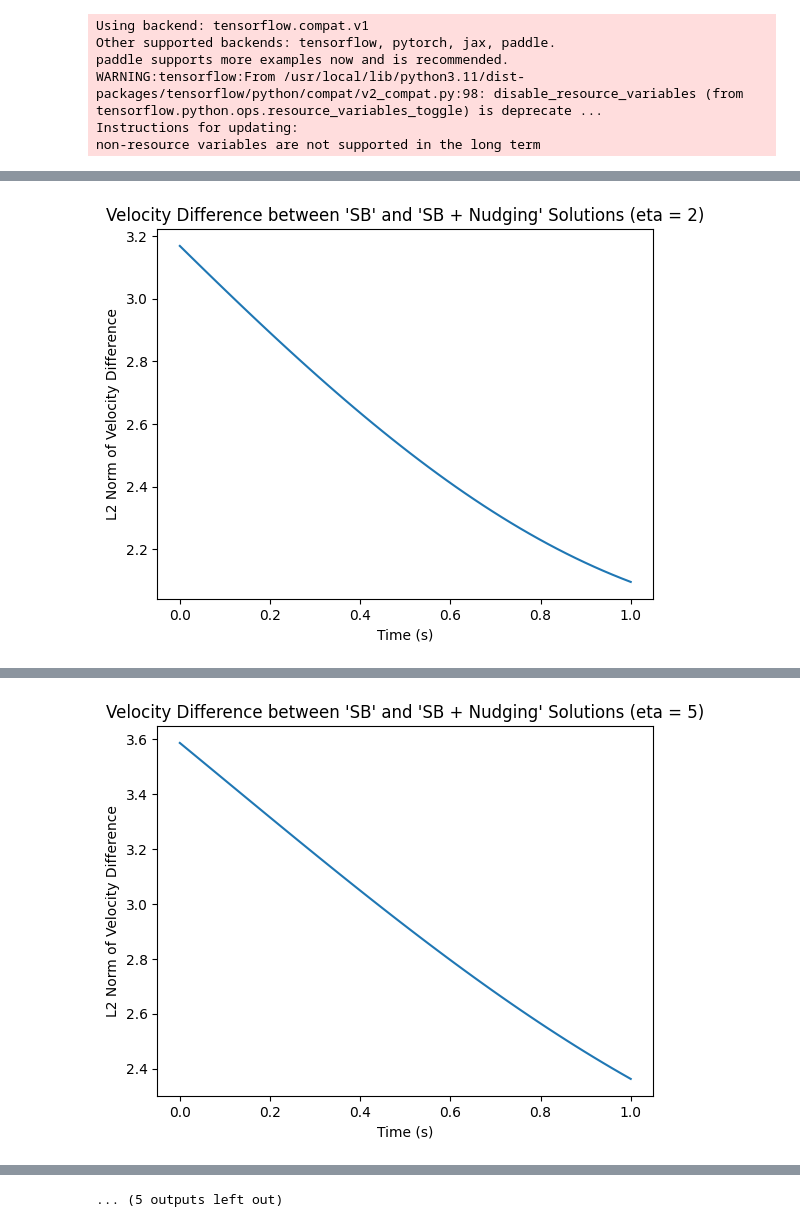
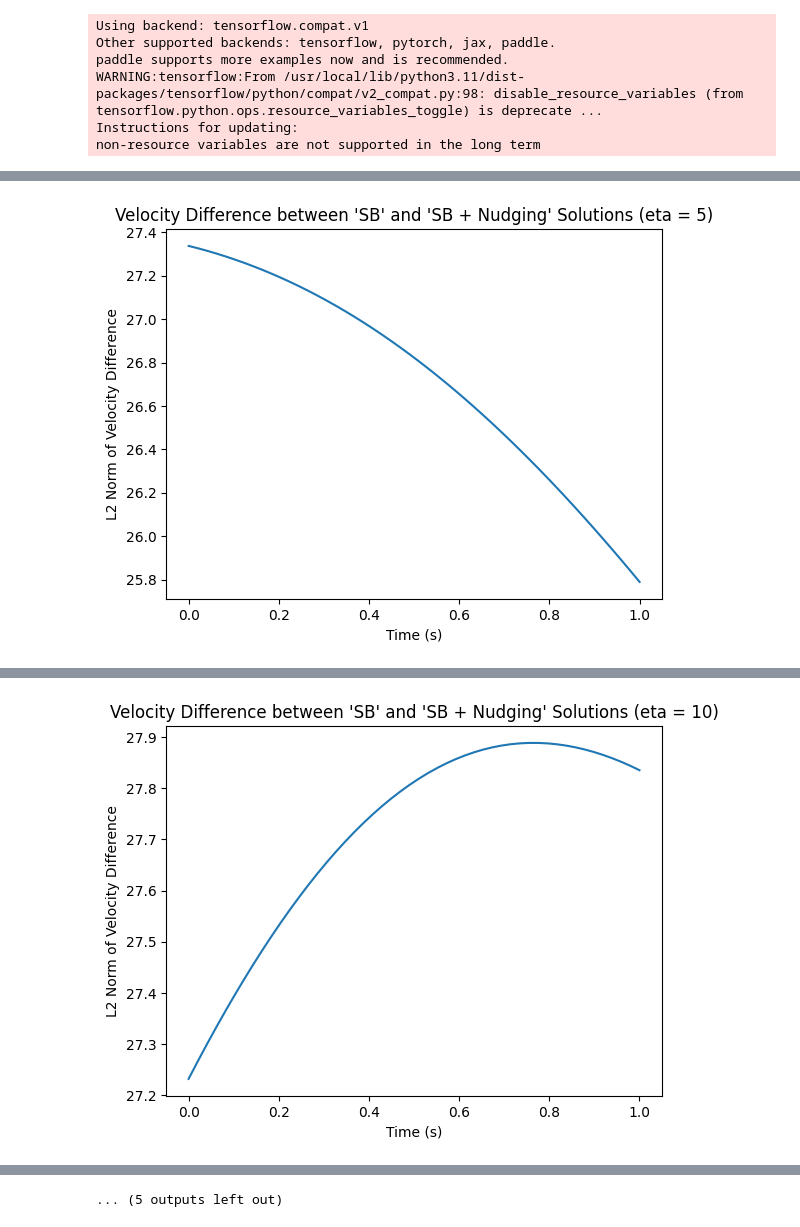
Before and after one commit to Zeusfire2058/code_stuff_woo, a Jupyter notebook: SB_and_NS_eta_change.ipynb, the cells around one changed output, grey strips where cells are left out. Cells and saved outputs as stored; diff of their text form; code cells hidden in the pictures.

```diff
--- a/SB_and_NS_eta_change.ipynb
+++ b/SB_and_NS_eta_change.ipynb
@@ -39,7 +39,7 @@ mu = 1.0
 # -----------------------------------
 eta_diffarray = []
 eta_array = []
-for eta in [0.1, 1, 2, 5, 10, 15, 30]:
+for eta in [0.1, 1, 5, 10, 30, 50, 100]:
     '''
     # Navier Stokes PDE
     def ns_pde(x, u):
@@ -380,6 +380,7 @@ for eta in [0.1, 1, 2, 5, 10, 15, 30]:
         initial_w = np.full((num_points, 1), 0.0) # Return shape (num_points, 1)
         return initial_w
 
+
     def ic_7(x):
         # Return initial values for component 7 (i) at t=0
         num_points = x.shape[0]
@@ -447,9 +448,11 @@ for eta in [0.1, 1, 2, 5, 10, 15, 30]:
     bc_n_bar = dde.icbc.PeriodicBC(geomtime, 2, periodic_bc, component=12)  # n_bar on z
 
     # Create initial condition
+
     ic_u = dde.icbc.IC(geomtime, ic_1, lambda _, on_initial: on_initial, component = 0) # Apply initial condition to u component
     ic_v = dde.icbc.IC(geomtime, ic_2, lambda _, on_initial: on_initial, component = 1)
     ic_w = dde.icbc.IC(geomtime, ic_3, lambda _, on_initial: on_initial, component = 2)
+
     ic_l = dde.icbc.IC(geomtime, ic_7, lambda _, on_initial: on_initial, component = 7) # Apply the initial condition only to component 7 (nudge values)
     ic_m = dde.icbc.IC(geomtime, ic_8, lambda _, on_initial: on_initial, component = 8) # Apply the initial condition only to component 8
     ic_n = dde.icbc.IC(geomtime, ic_9, lambda _, on_initial: on_initial, component = 9) # Apply the initial condition only to component 9
@@ -612,3 +615,3 @@ Step      Train loss
-[figure, old version]
+[figure, new version]
 Compiling model...
 Building feed-forward neural network...
@@ -630,3 +633,3 @@ Step      Train loss
-[figure, old version]
+[figure, new version]
 Compiling model...
 Building feed-forward neural network...
```
Also changed, not shown: parts of 2 cells of this notebook.
